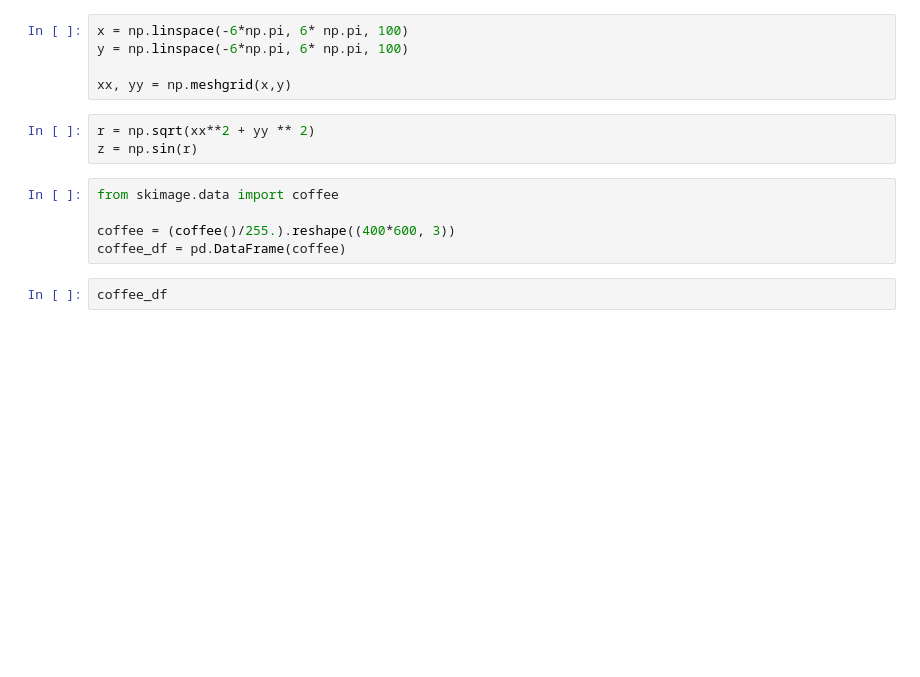
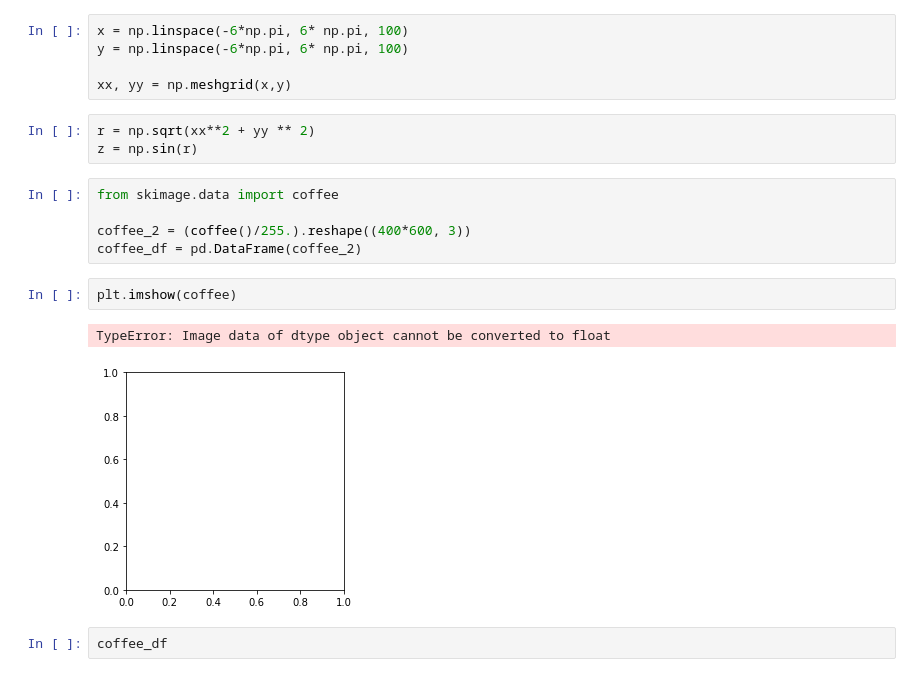
Before and after one commit to karim-moon/basic_deeplearning, a Jupyter notebook: PCA.ipynb, the cells around one changed output. Drawn from its saved outputs; the diff is of its cells as text; blank space fills up the shorter version.

```diff
--- a/PCA.ipynb
+++ b/PCA.ipynb
@@ -210,8 +219,13 @@ z = np.sin(r)
 # %%
 from skimage.data import coffee
 
-coffee = (coffee()/255.).reshape((400*600, 3))
-coffee_df = pd.DataFrame(coffee)
+coffee_2 = (coffee()/255.).reshape((400*600, 3))
+coffee_df = pd.DataFrame(coffee_2)
+# %%
+plt.imshow(coffee)
+# %% [output]
+TypeError: Image data of dtype object cannot be converted to float
+[figure, added]
 # %%
 coffee_df
 # %% [output]
```
Also changed, not shown: parts of 9 cells of this notebook, 7 other files.
